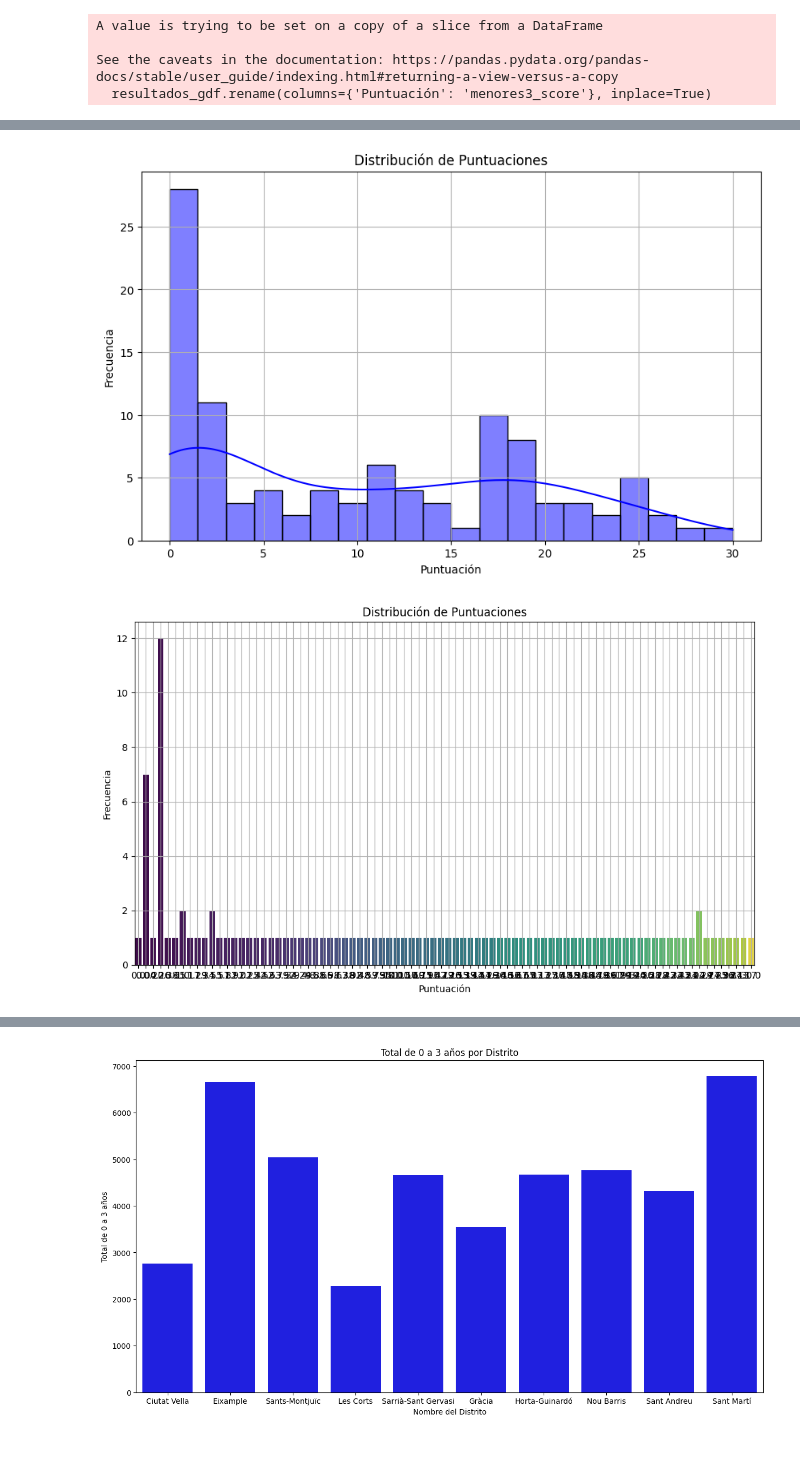
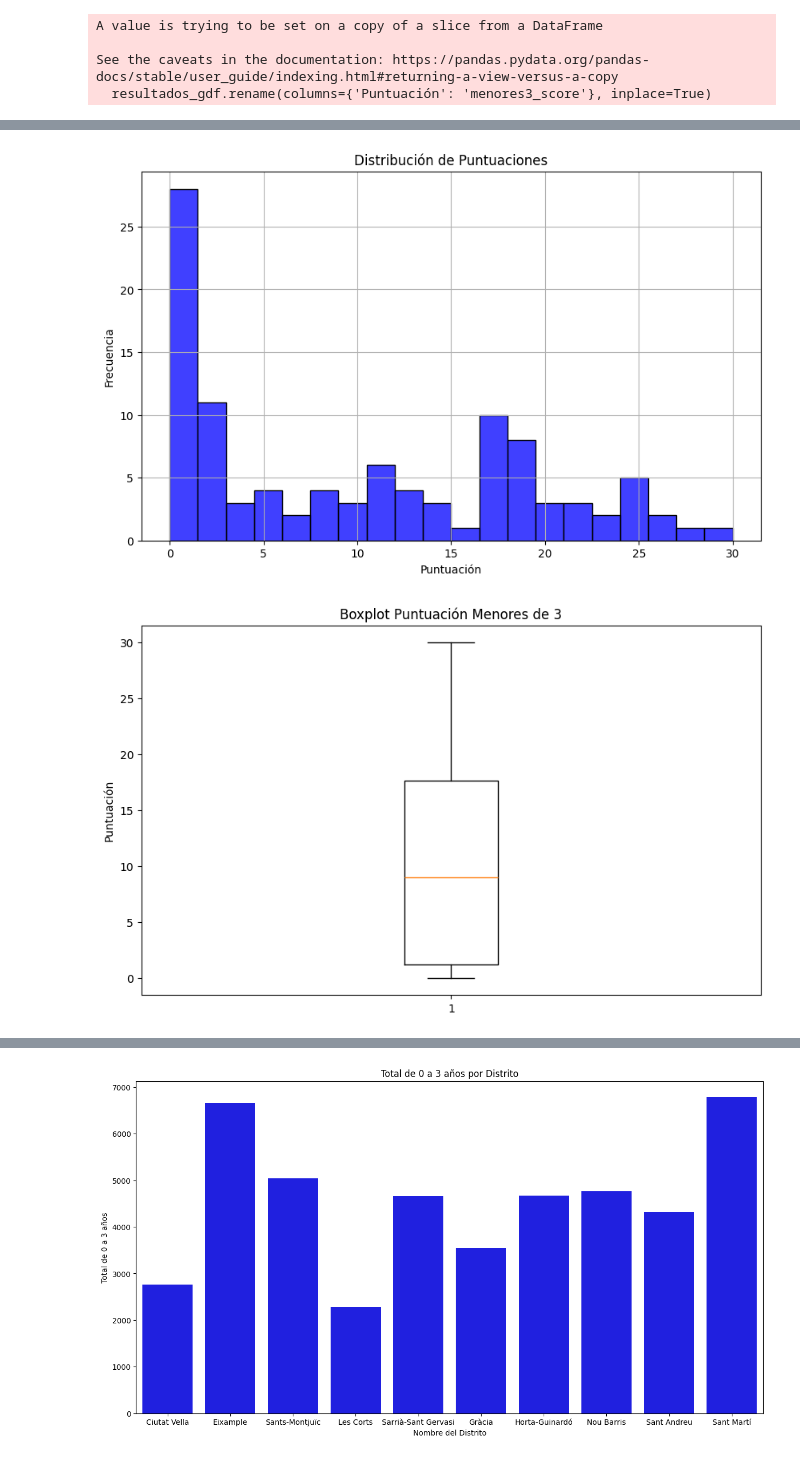
Before and after one commit to ToniMorales6/DataDriven_SiteSelection, a Jupyter notebook: Menores de 3 años/analisismenores3.ipynb, the cells around one changed output, grey strips where cells are left out. Cells and saved outputs as stored; diff of their text form; code cells hidden in the pictures.

```diff
--- a/Menores de 3 años/analisismenores3.ipynb
+++ b/Menores de 3 años/analisismenores3.ipynb
@@ -268,26 +322,26 @@ import matplotlib.pyplot as plt
 
 # Crear un histograma de la distribución de puntuaciones
 plt.figure(figsize=(10, 6))
-sns.histplot(assignment_table_gdf['Puntuación'], bins=20, kde=True, color='blue')
+sns.histplot(assignment_table_gdf['Puntuación'], bins=20, color='blue')
 plt.title('Distribución de Puntuaciones')
 plt.xlabel('Puntuación')
 plt.ylabel('Frecuencia')
 plt.grid(True)
+plt.savefig('Imagenes/Histograma_Puntuaciones.png')
 plt.show()
 # %% [output]
-[figure, old version]
+[figure, new version]
 # %%
-import seaborn as sns
 import matplotlib.pyplot as plt
 
-# Crear un gráfico de barras de la distribución de puntuaciones
+# Crear el boxplot de puntuación
 plt.figure(figsize=(10, 6))
-sns.countplot(x='Puntuación',hue='Puntuación', data=assignment_table_gdf, palette='viridis', legend=False)
-plt.title('Distribución de Puntuaciones')
-plt.xlabel('Puntuación')
-plt.ylabel('Frecuencia')
-plt.grid(True)
-plt.tight_layout()
+plt.boxplot(assignment_table_gdf['Puntuación'])
+
+plt.title('Boxplot Puntuación Menores de 3')
+plt.ylabel('Puntuación')
+plt.savefig('Imagenes/BoxPlot_Puntuacion_Menores3.png')
+
 plt.show()
 # %% [output]
-[figure, old version]
+[figure, new version]
```
Also changed, not shown: parts of 9 cells of this notebook.
